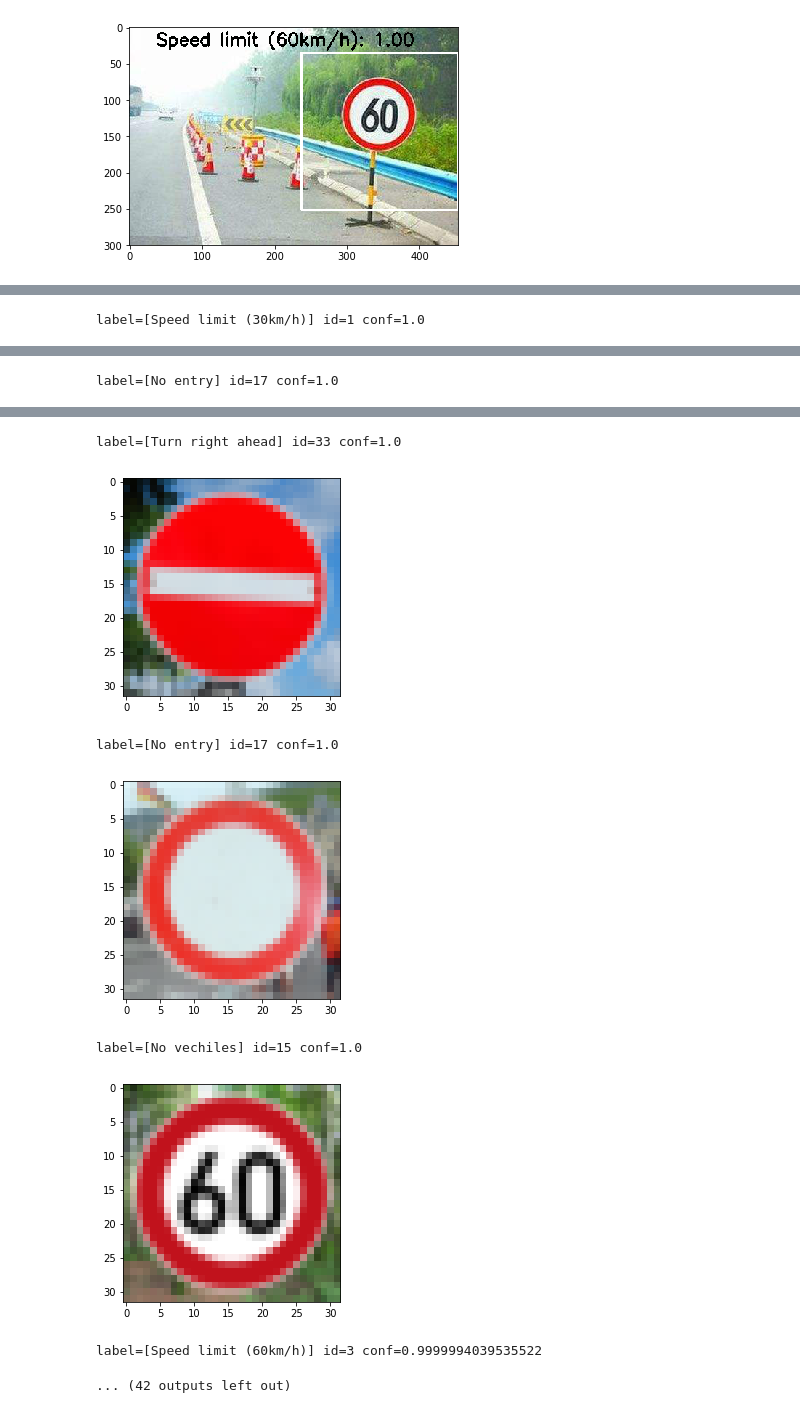
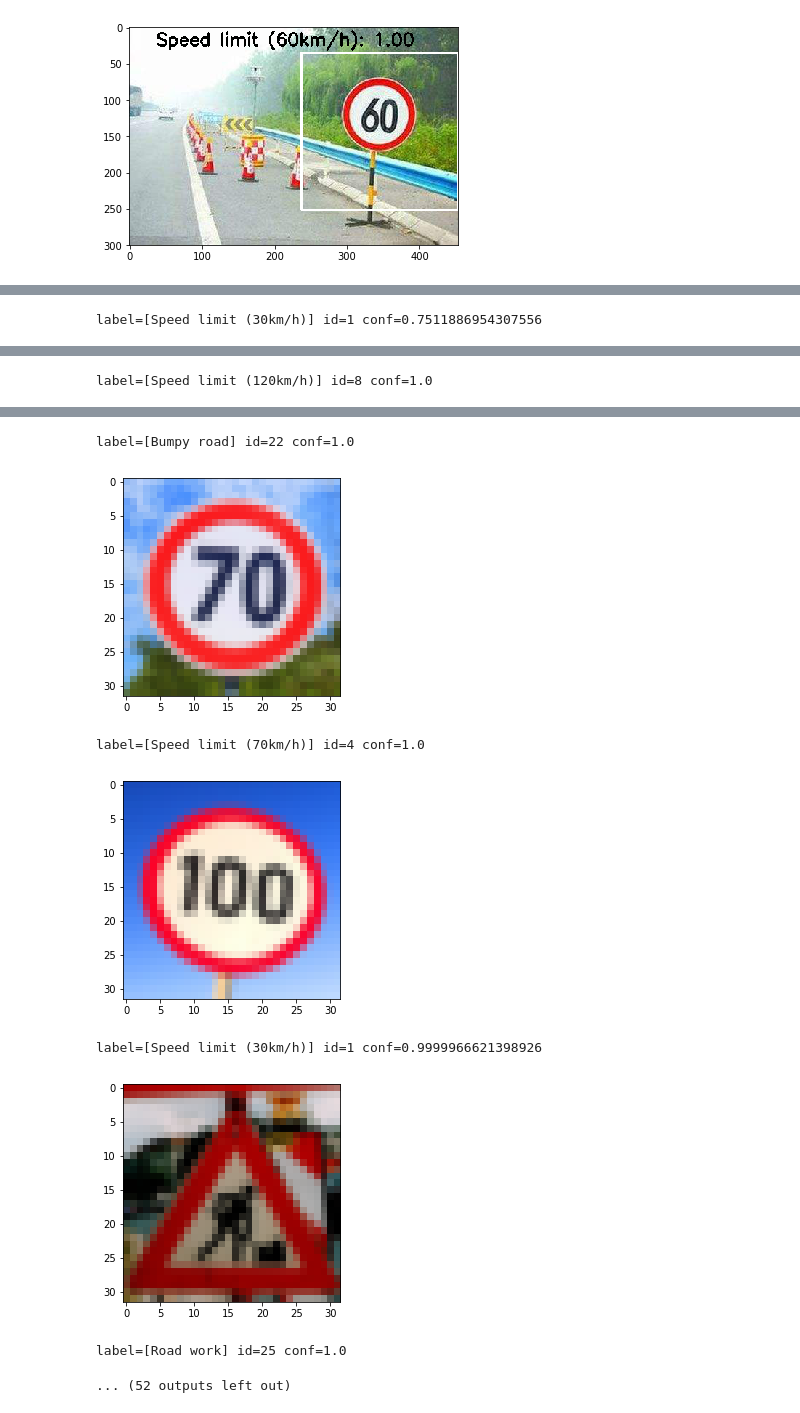
Before and after one commit to duoergun0729/adversarial_examples, a Jupyter notebook: code/traffic_sign.ipynb, the cells around one changed output, grey strips where cells are left out. Cells and saved outputs as stored; diff of their text form; code cells hidden in the pictures.

```diff
--- a/code/traffic_sign.ipynb
+++ b/code/traffic_sign.ipynb
@@ -269,8 +269,8 @@ def invert_VideoFileClip(image):
 #modifiedClip.write_videofile(outfile)
 # %%
 #测试模型可用性
-#SAMPLE_IMG_DIR = '../picture/traffic_sign_samples/'
-SAMPLE_IMG_DIR = '../picture/Original_Traffic_Sign_samples/'
+SAMPLE_IMG_DIR = '../picture/traffic_sign_samples/'
+#SAMPLE_IMG_DIR = '../picture/Original_Traffic_Sign_samples/'
 
 def read_image(im_name):
     """Read a single image into numpy array"""
@@ -315 +315 @@ test()
-label=[Speed limit (30km/h)] id=1 conf=1.0
+label=[Speed limit (30km/h)] id=1 conf=0.7511886954307556
@@ -317 +317 @@ label=[Speed limit (30km/h)] id=1 conf=1.0
-label=[No entry] id=17 conf=1.0
+label=[Speed limit (120km/h)] id=8 conf=1.0
@@ -319,8 +319,8 @@ label=[No entry] id=17 conf=1.0
-label=[Turn right ahead] id=33 conf=1.0
+label=[Bumpy road] id=22 conf=1.0
-[figure, old version]
+[figure, new version]
-label=[No entry] id=17 conf=1.0
+label=[Speed limit (70km/h)] id=4 conf=1.0
-[figure, old version]
+[figure, new version]
-label=[No vechiles] id=15 conf=1.0
+label=[Speed limit (30km/h)] id=1 conf=0.9999966621398926
-[figure, old version]
+[figure, new version]
-label=[Speed limit (60km/h)] id=3 conf=0.9999994039535522
+label=[Road work] id=25 conf=1.0
-... (42 outputs left out)
+... (52 outputs left out)
```
Also changed, not shown: parts of 1 cell of this notebook.
